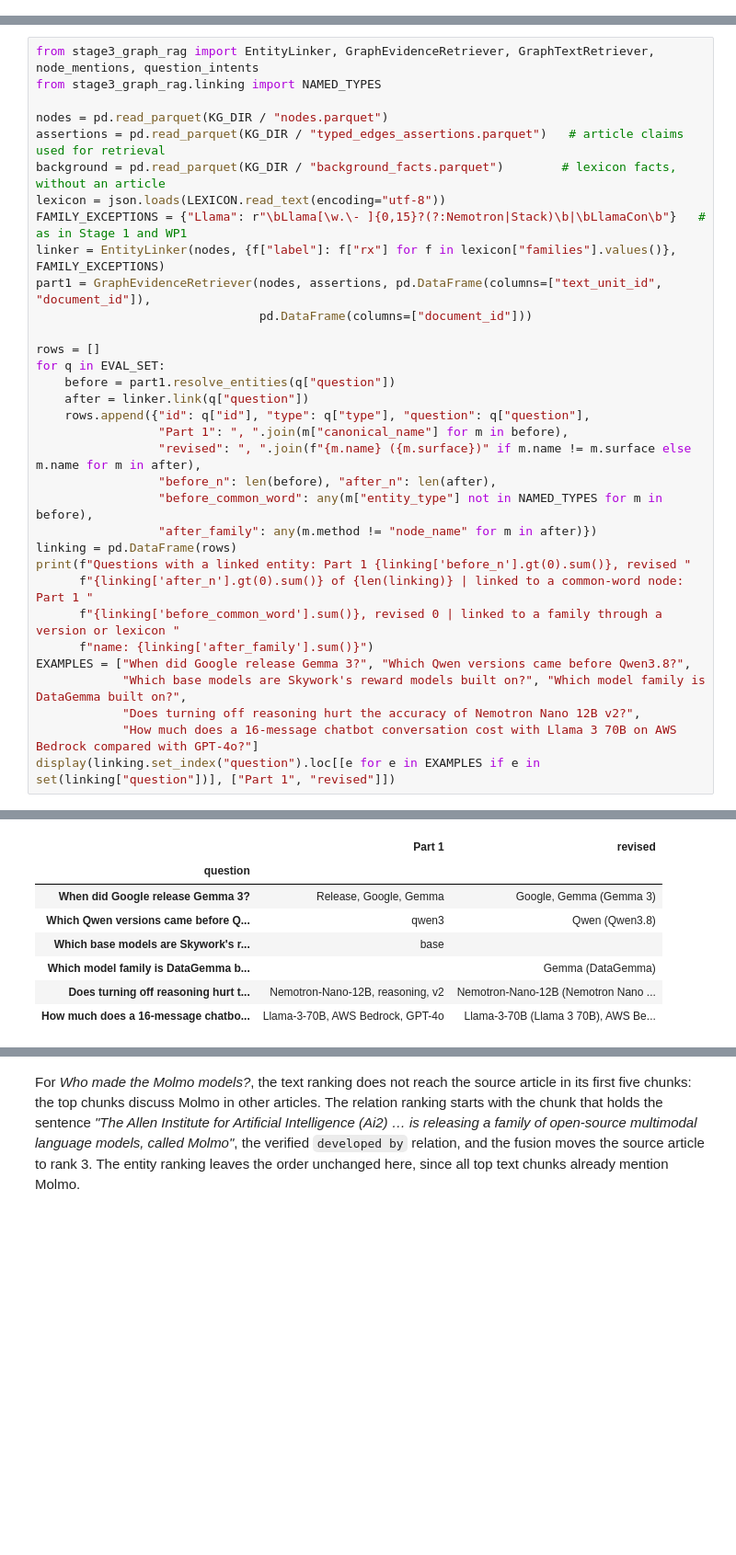
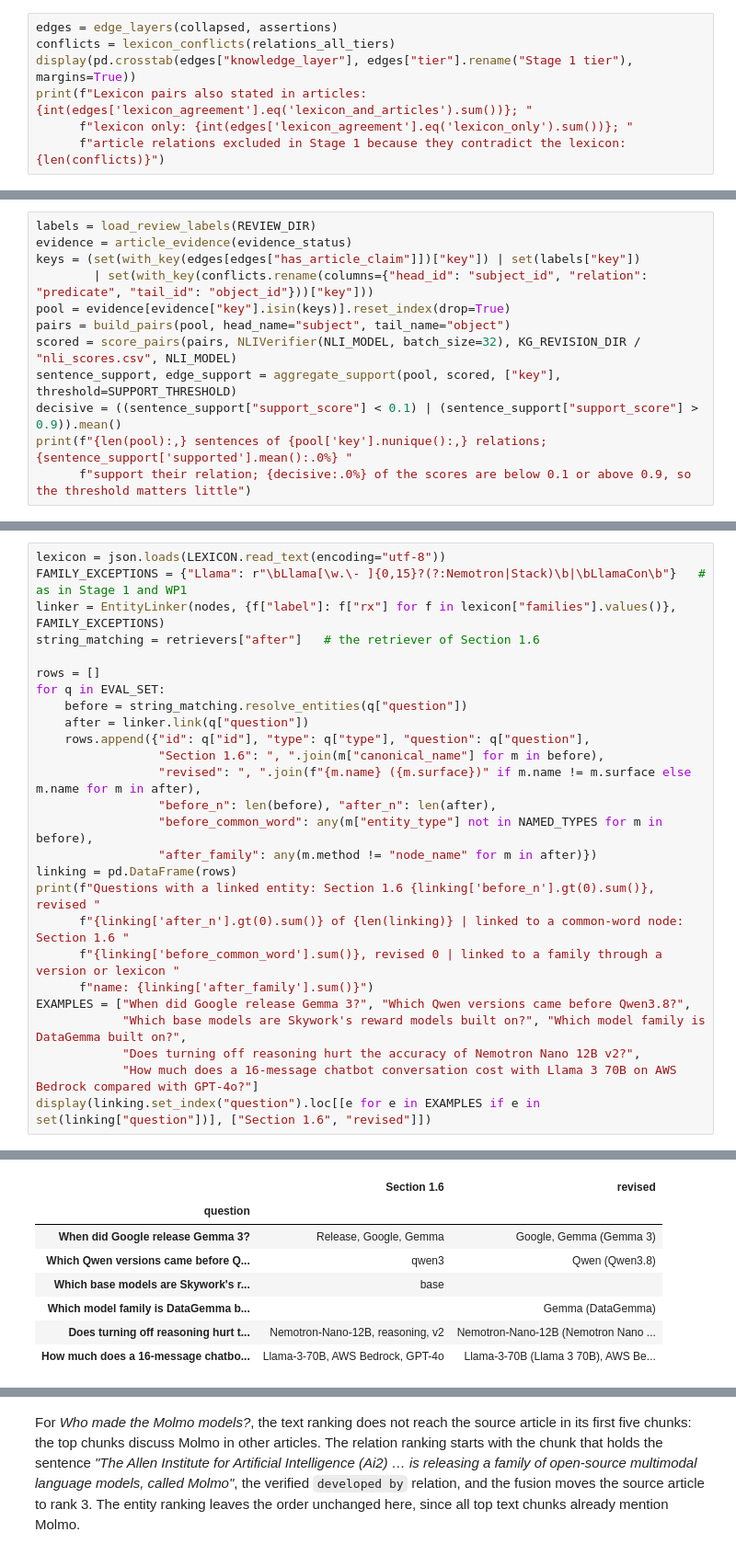
Before and after one commit to jihyeon26/computational-language-technology-hs26, a Jupyter notebook: stage3/work_packages/stage3_wp2_graph_rag.ipynb, the cells around one changed output, grey strips where cells are left out. Shown at 92% size. Saved outputs shown, nothing was run; the diff lists cells and outputs as text; blank space fills up the shorter version.

Commit message:
Merge the knowledge graph revision into the graph RAG notebook with fragment and comparison rules

```diff
--- a/stage3/work_packages/stage3_wp2_graph_rag.ipynb
+++ b/stage3/work_packages/stage3_wp2_graph_rag.ipynb
@@ -90,0 +143,7 @@ Test set: 213 questions | RAG model: qwen3:4b-instruct
+# %%
+edges = edge_layers(collapsed, assertions)
+conflicts = lexicon_conflicts(relations_all_tiers)
+display(pd.crosstab(edges["knowledge_layer"], edges["tier"].rename("Stage 1 tier"), margins=True))
+print(f"Lexicon pairs also stated in articles: {int(edges['lexicon_agreement'].eq('lexicon_and_articles').sum())}; "
+      f"lexicon only: {int(edges['lexicon_agreement'].eq('lexicon_only').sum())}; "
+      f"article relations excluded in Stage 1 because they contradict the lexicon: {len(conflicts)}")
@@ -90,0 +175,12 @@ Test set: 213 questions | RAG model: qwen3:4b-instruct
+# %%
+labels = load_review_labels(REVIEW_DIR)
+evidence = article_evidence(evidence_status)
+keys = (set(with_key(edges[edges["has_article_claim"]])["key"]) | set(labels["key"])
+        | set(with_key(conflicts.rename(columns={"head_id": "subject_id", "relation": "predicate", "tail_id": "object_id"}))["key"]))
+pool = evidence[evidence["key"].isin(keys)].reset_index(drop=True)
+pairs = build_pairs(pool, head_name="subject", tail_name="object")
+scored = score_pairs(pairs, NLIVerifier(NLI_MODEL, batch_size=32), KG_REVISION_DIR / "nli_scores.csv", NLI_MODEL)
+sentence_support, edge_support = aggregate_support(pool, scored, ["key"], threshold=SUPPORT_THRESHOLD)
+decisive = ((sentence_support["support_score"] < 0.1) | (sentence_support["support_score"] > 0.9)).mean()
+print(f"{len(pool):,} sentences of {pool['key'].nunique():,} relations; {sentence_support['supported'].mean():.0%} "
+      f"support their relation; {decisive:.0%} of the scores are below 0.1 or above 0.9, so the threshold matters little")
@@ -159,36 +608,29 @@ token in the question, which links common words that are nodes of the graph (*re
 - finds a family the graph holds under another name (*DataGemma*, *Qwen3.8*) with the WP1 lexicon patterns, with the
   Stage 1 exception for products that contain *Llama* (*Llama Nemotron*, *Llama Stack*).
 # %%
-from stage3_graph_rag import EntityLinker, GraphEvidenceRetriever, GraphTextRetriever, node_mentions, question_intents
-from stage3_graph_rag.linking import NAMED_TYPES
-
-nodes = pd.read_parquet(KG_DIR / "nodes.parquet")
-assertions = pd.read_parquet(KG_DIR / "typed_edges_assertions.parquet")   # article claims used for retrieval
-background = pd.read_parquet(KG_DIR / "background_facts.parquet")        # lexicon facts, without an article
 lexicon = json.loads(LEXICON.read_text(encoding="utf-8"))
 FAMILY_EXCEPTIONS = {"Llama": r"\bLlama[\w.\- ]{0,15}?(?:Nemotron|Stack)\b|\bLlamaCon\b"}   # as in Stage 1 and WP1
 linker = EntityLinker(nodes, {f["label"]: f["rx"] for f in lexicon["families"].values()}, FAMILY_EXCEPTIONS)
-part1 = GraphEvidenceRetriever(nodes, assertions, pd.DataFrame(columns=["text_unit_id", "document_id"]),
-                               pd.DataFrame(columns=["document_id"]))
+string_matching = retrievers["after"]   # the retriever of Section 1.6
 
 rows = []
 for q in EVAL_SET:
-    before = part1.resolve_entities(q["question"])
+    before = string_matching.resolve_entities(q["question"])
     after = linker.link(q["question"])
     rows.append({"id": q["id"], "type": q["type"], "question": q["question"],
-                 "Part 1": ", ".join(m["canonical_name"] for m in before),
+                 "Section 1.6": ", ".join(m["canonical_name"] for m in before),
                  "revised": ", ".join(f"{m.name} ({m.surface})" if m.name != m.surface else m.name for m in after),
                  "before_n": len(before), "after_n": len(after),
                  "before_common_word": any(m["entity_type"] not in NAMED_TYPES for m in before),
                  "after_family": any(m.method != "node_name" for m in after)})
 linking = pd.DataFrame(rows)
-print(f"Questions with a linked entity: Part 1 {linking['before_n'].gt(0).sum()}, revised "
-      f"{linking['after_n'].gt(0).sum()} of {len(linking)} | linked to a common-word node: Part 1 "
+print(f"Questions with a linked entity: Section 1.6 {linking['before_n'].gt(0).sum()}, revised "
+      f"{linking['after_n'].gt(0).sum()} of {len(linking)} | linked to a common-word node: Section 1.6 "
       f"{linking['before_common_word'].sum()}, revised 0 | linked to a family through a version or lexicon "
       f"name: {linking['after_family'].sum()}")
 EXAMPLES = ["When did Google release Gemma 3?", "Which Qwen versions came before Qwen3.8?",
             "Which base models are Skywork's reward models built on?", "Which model family is DataGemma built on?",
             "Does turning off reasoning hurt the accuracy of Nemotron Nano 12B v2?",
             "How much does a 16-message chatbot conversation cost with Llama 3 70B on AWS Bedrock compared with GPT-4o?"]
-display(linking.set_index("question").loc[[e for e in EXAMPLES if e in set(linking["question"])], ["Part 1", "revised"]])
+display(linking.set_index("question").loc[[e for e in EXAMPLES if e in set(linking["question"])], ["Section 1.6", "revised"]])
 # %% [output]
@@ -196,4 +638,4 @@ Questions with a linked entity: Part 1 195, revised 196 of 213 | linked to a com
-|  | Part 1 | revised |
+|  | Section 1.6 | revised |
 | question |  |  |
 | When did Google release Gemma 3? | Release, Google, Gemma | Google, Gemma (Gemma 3) |
 | Which Qwen versions came before Q... | qwen3 | Qwen (Qwen3.8) |
```
Also changed, not shown: parts of 47 cells of this notebook, 11 other files.
